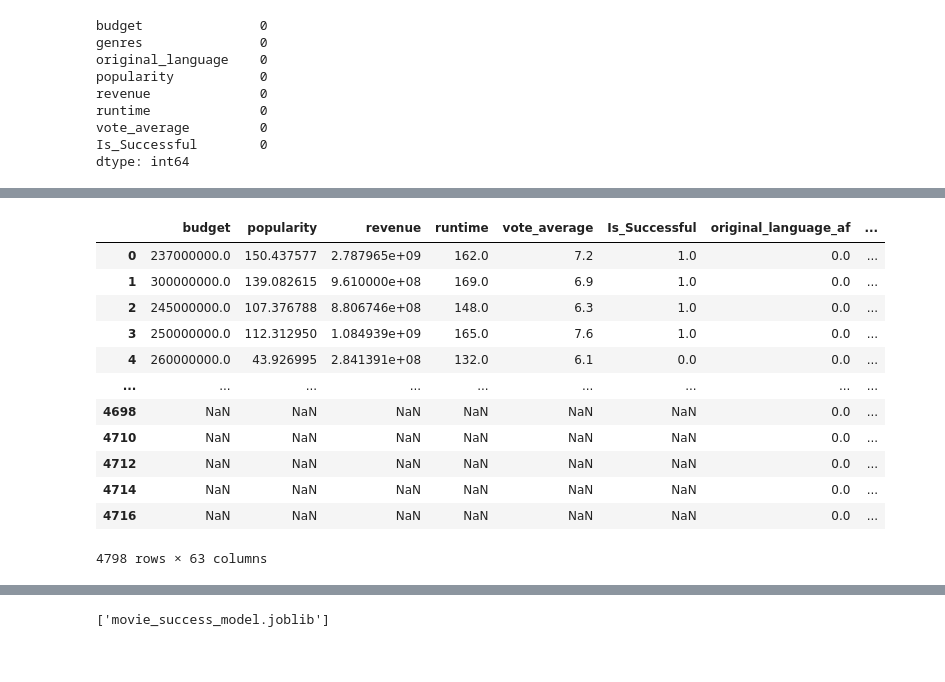
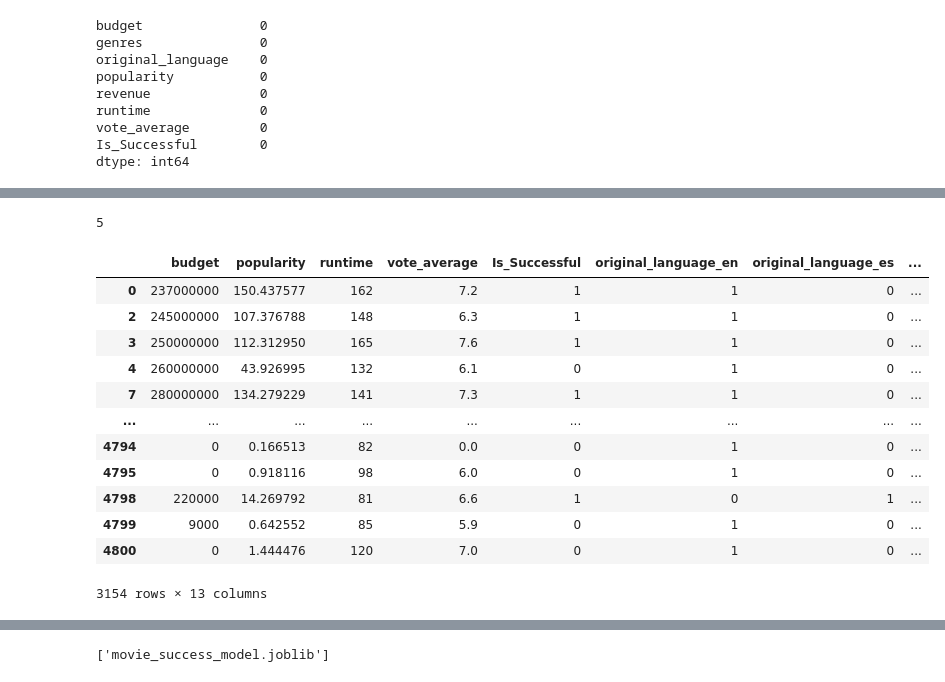
Before and after one commit to amudd10/Coming-to-A-Theater-Near-You, a Jupyter notebook: ml_success-predictor.ipynb, the cells around one changed output, grey strips where cells are left out. Drawn from its saved outputs; the diff is of its cells as text; code cells hidden in the pictures.

```diff
--- a/ml_rating-predictor.ipynb
+++ b/ml_success-predictor.ipynb
@@ -311,3 +311,10 @@ runtime              0
 vote_average         0
 Is_Successful        0
 dtype: int64
+# %%
+selected_languages = ['en', 'es', 'fr']
+selected_genres = ['Action', 'Romance', 'Thriller', 'Comedy', 'Drama']
+
+# Filter out movies that are not in the selected languages
+movies_data_df = movies_data_df[movies_data_df['original_language'].isin(selected_languages)]
+movies_data_df
@@ -313,0 +339,4 @@ dtype: int64
+# %%
+selected_genres = ['Action', 'Romance', 'Thriller', 'Comedy', 'Drama']
+movies_data_df = movies_data_df[movies_data_df['genres'].apply(lambda x: any(item for item in selected_genres if item in x))]
+movies_data_df
@@ -314,30 +357,34 @@ dtype: int64
+# %%
+movies_data_df['genres'].nunique()
+# %% [output]
+5
 # %%
-from sklearn.preprocessing import OneHotEncoder
+movies_data_df_encoded = pd.get_dummies(movies_data_df, columns=['original_language'])
+movies_data_df_encoded = pd.get_dummies(movies_data_df_encoded, columns=['genres'])
 
-# Create an instance of the OneHotEncoder
-encoder = OneHotEncoder(handle_unknown='ignore')
+# Define the columns that don't need encoding
+columns_to_keep = ['budget', 'popularity', 'runtime', 'vote_average', 'Is_Successful']
 
-# Encode the 'original_language' and 'genres' columns
-cols_to_encode = ['original_language', 'genres']
-df_encoded = pd.DataFrame(encoder.fit_transform(movies_data_df[cols_to_encode]).toarray(), columns=encoder.get_feature_names(cols_to_encode))
+# Filter the encoded dataframe to only include the selected columns
+movies_data_df_encoded_filtered = movies_data_df_encoded.filter(regex='|'.join(['original_language_', 'genres_']))
 
-# Concatenate the encoded columns with the original dataframe
-movies_data_df_encoded = pd.concat([movies_data_df.drop(cols_to_encode, axis=1), df_encoded], axis=1)
-movies_data_df_encoded
+# Concatenate the filtered dataframe with the non-encoded columns
+movies_data_df_final = pd.concat([movies_data_df[columns_to_keep], movies_data_df_encoded_filtered], axis=1)
+movies_data_df_final
 # %% [output]
-|  | budget | popularity | revenue | runtime | vote_average | Is_Successful | original_language_af | ... |
-| 0 | 237000000.0 | 150.437577 | 2.787965e+09 | 162.0 | 7.2 | 1.0 | 0.0 | ... |
-| 1 | 300000000.0 | 139.082615 | 9.610000e+08 | 169.0 | 6.9 | 1.0 | 0.0 | ... |
-| 2 | 245000000.0 | 107.376788 | 8.806746e+08 | 148.0 | 6.3 | 1.0 | 0.0 | ... |
-| 3 | 250000000.0 | 112.312950 | 1.084939e+09 | 165.0 | 7.6 | 1.0 | 0.0 | ... |
-| 4 | 260000000.0 | 43.926995 | 2.841391e+08 | 132.0 | 6.1 | 0.0 | 0.0 | ... |
+|  | budget | popularity | runtime | vote_average | Is_Successful | original_language_en | original_language_es | ... |
+| 0 | 237000000 | 150.437577 | 162 | 7.2 | 1 | 1 | 0 | ... |
+| 2 | 245000000 | 107.376788 | 148 | 6.3 | 1 | 1 | 0 | ... |
+| 3 | 250000000 | 112.312950 | 165 | 7.6 | 1 | 1 | 0 | ... |
+| 4 | 260000000 | 43.926995 | 132 | 6.1 | 0 | 1 | 0 | ... |
+| 7 | 280000000 | 134.279229 | 141 | 7.3 | 1 | 1 | 0 | ... |
 | ... | ... | ... | ... | ... | ... | ... | ... | ... |
-| 4698 | NaN | NaN | NaN | NaN | NaN | NaN | 0.0 | ... |
-| 4710 | NaN | NaN | NaN | NaN | NaN | NaN | 0.0 | ... |
-| 4712 | NaN | NaN | NaN | NaN | NaN | NaN | 0.0 | ... |
-| 4714 | NaN | NaN | NaN | NaN | NaN | NaN | 0.0 | ... |
-| 4716 | NaN | NaN | NaN | NaN | NaN | NaN | 0.0 | ... |
+| 4794 | 0 | 0.166513 | 82 | 0.0 | 0 | 1 | 0 | ... |
+| 4795 | 0 | 0.918116 | 98 | 6.0 | 0 | 1 | 0 | ... |
+| 4798 | 220000 | 14.269792 | 81 | 6.6 | 1 | 0 | 1 | ... |
+| 4799 | 9000 | 0.642552 | 85 | 5.9 | 0 | 1 | 0 | ... |
+| 4800 | 0 | 1.444476 | 120 | 7.0 | 0 | 1 | 0 | ... |
-4798 rows × 63 columns
+3154 rows × 13 columns
 # %%
 movies_data_df_encoded.isna().sum()
 # %% [output]
```
Also changed, not shown: parts of 18 cells of this notebook, 1 other file.
